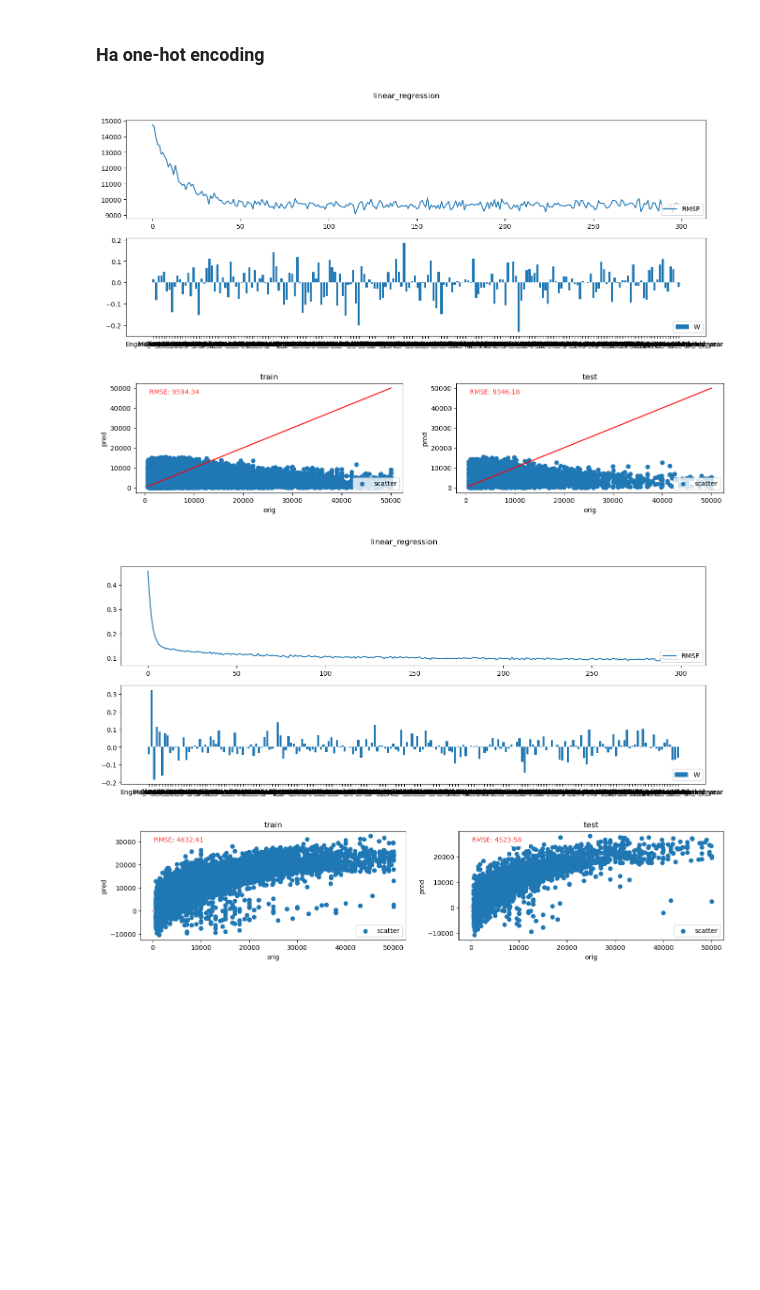
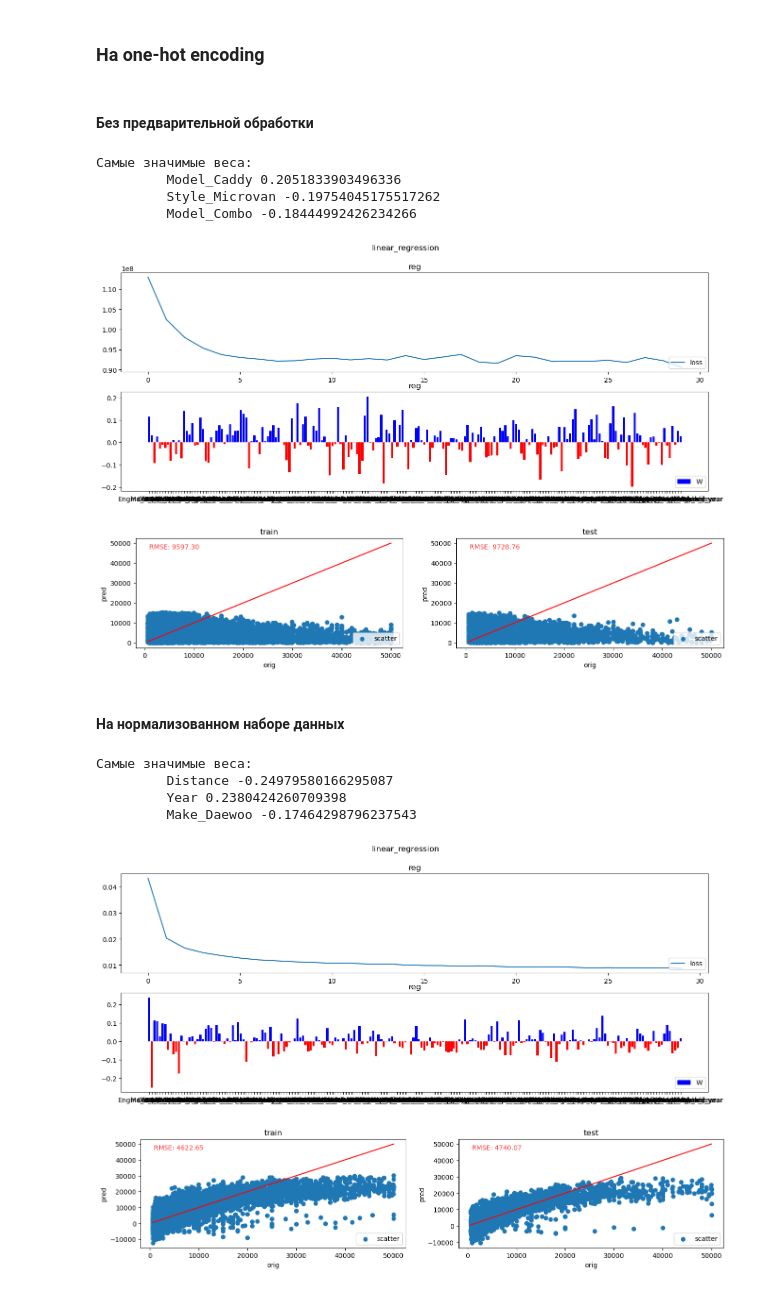
Before and after one commit to BinaryCat17/innopolis_course, a Jupyter notebook: homework2_cars.ipynb, the cells around one changed output. Cells and saved outputs as stored; diff of their text form; code cells hidden in the pictures; blank space fills up the shorter version.

```diff
--- a/homework2_cars.ipynb
+++ b/homework2_cars.ipynb
@@ -105,5 +85,5 @@ def train_and_test(data, model, model_args = {}, prepare_args = {}):
 # %% [markdown]
 #### Без предварительной обработки
 # %%
-train_and_test(cars_cat_num, linear_regression, {"_lr":1e-12, "_batch":5000, "_epochs":300})
+train_and_test(cars_cat_num, reg, **args, _lr=1e-12)
 # %% [output]
@@ -112,5 +96,5 @@ train_and_test(cars_cat_num, linear_regression, {"_lr":1e-12, "_batch":5000, "_e
 # %% [markdown]
 #### На нормализованном наборе данных
 # %%
-train_and_test(cars_cat_num, linear_regression, {"_minmax": True, "_lr":0.5, "_batch":5000, "_epochs":300}, {"_minmax": True})
+train_and_test(cars_cat_num, reg, **args, _minmax=True, _lr=0.5)
 # %% [output]
@@ -119,5 +107,5 @@ train_and_test(cars_cat_num, linear_regression, {"_minmax": True, "_lr":0.5, "_b
 # %% [markdown]
 #### На стандартизированном наборе данных
 # %%
-train_and_test(cars_cat_num, linear_regression, {"_std": True, "_lr":0.5, "_batch":5000, "_epochs":300}, {"_std": True})
+train_and_test(cars_cat_num, reg, **args, _std=True, _lr=0.5)
 # %% [output]
@@ -126,12 +118,24 @@ train_and_test(cars_cat_num, linear_regression, {"_std": True, "_lr":0.5, "_batc
 # %% [markdown]
 ### На one-hot encoding
+# %% [markdown]
+#### Без предварительной обработки
 # %%
-train_and_test(cars_onehot, linear_regression, {"_lr":1e-12, "_batch":5000, "_epochs":300})
+train_and_test(cars_onehot, reg, **args, _lr=1e-12)
 # %% [output]
+Самые значимые веса:
+         Model_Caddy 0.2051833903496336
+         Style_Microvan -0.19754045175517262
+         Model_Combo -0.18444992426234266
-[figure, old version]
+[figure, new version]
-[figure, old version]
+[figure, new version]
+# %% [markdown]
+#### На нормализованном наборе данных
 # %%
-train_and_test(cars_onehot, linear_regression, {"_minmax": True, "_lr":0.5, "_batch":5000, "_epochs":300}, {"_minmax": True})
+train_and_test(cars_onehot, reg, **args, _minmax=True, _lr=0.5)
 # %% [output]
+Самые значимые веса:
+         Distance -0.24979580166295087
+         Year 0.2380424260709398
+         Make_Daewoo -0.17464298796237543
-[figure, old version]
+[figure, new version]
-[figure, old version]
+[figure, new version]
```
Also changed, not shown: parts of 18 cells of this notebook, 14 other files.
